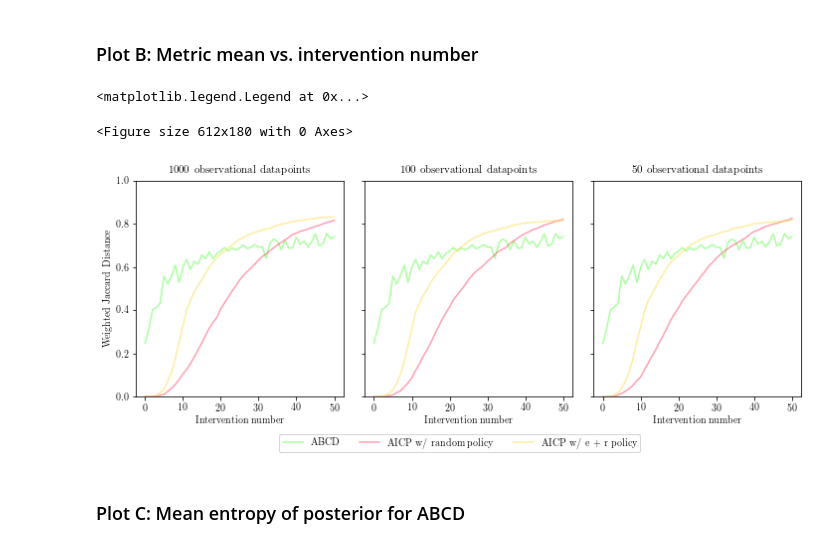
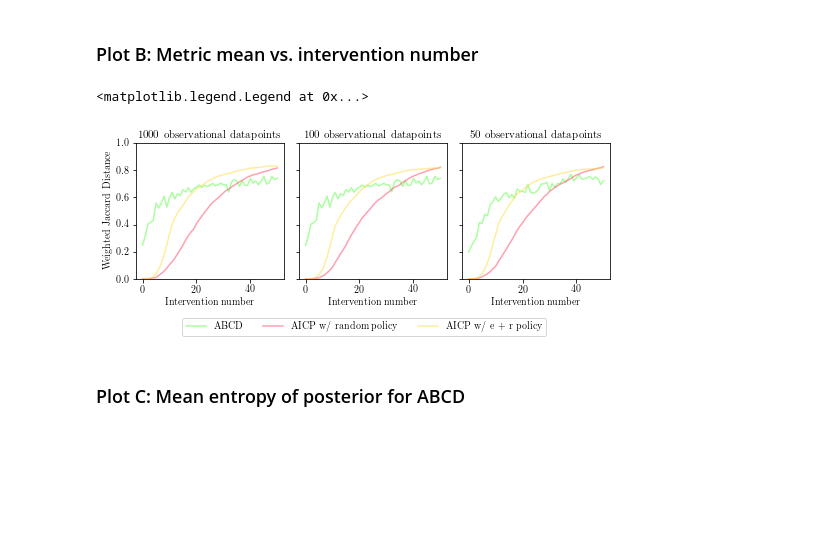
Before and after one commit to juangamella/aicp, a Jupyter notebook: plots_abcd.ipynb, the cells around one changed output. Drawn from its saved outputs; the diff is of its cells as text; code cells hidden in the pictures; blank space fills up the shorter version.

```diff
--- a/plots_abcd.ipynb
+++ b/plots_abcd.ipynb
@@ -148,10 +148,14 @@ plt.scatter(np.arange(len(colors)), np.ones(len(colors))*-0.5, c = colorsb)
 # %%
 filenames_abcd_1000 = []
 filenames_abcd_100 = ["experiments/pp_1586332067_n_samples:500_n_batches:50_max_interventions:1_strategy:entropy_intervention_strength:2.0_starting_samples:100_target:0_intervention_type:gauss_target_allowed:True.pickle"]
-filenames_abcd_50 = []
+filenames_abcd_50 = ["experiments/pp_1586357687_n_samples:500_n_batches:50_max_interventions:1_strategy:entropy_intervention_strength:2.0_starting_samples:50_target:0_intervention_type:gauss_target_allowed:True.pickle"]
 # %%
 results_abcd_100 = load_results(filenames_abcd_100, "abcd")
 Trajectories_abcd_100 = compute_trajectories_abcd(results_abcd_100, estimate="weighted")
 Entropies_abcd_100 = compute_entropies(results_abcd_100)
+
+results_abcd_50 = load_results(filenames_abcd_50, "abcd")
+Trajectories_abcd_50 = compute_trajectories_abcd(results_abcd_50, estimate="weighted")
+Entropies_abcd_50 = compute_entropies(results_abcd_50)
 # %% [output]
 Loaded a total of 100 graphs
@@ -215,7 +221,6 @@ plot_trajectories_dist(Trajectories_aicp_100["random"], ax, color=colorsa[0])
 # %%
 gs = gridspec.GridSpec(1, 3, wspace=0.10, hspace=0.15)
 plt.figure(figsize=(8.5,2.5))
-plt.figure(figsize=(12,4))
 
 ylim = [0,1]
 
@@ -226,36 +231,35 @@ ax.plot(Trajectories_abcd_100.mean(axis=0), c=colorsa[2], label="ABCD", linewidt
 ax.plot(Trajectories_aicp_1000["random"].mean(axis=0), c=colorsa[0], label="AICP w/ random policy", linewidth=1.5)
 ax.plot(Trajectories_aicp_1000["e + r"].mean(axis=0), c=colorsa[1], label="AICP w/ e + r policy", linewidth=1.5)
 plt.xlabel("Intervention number")
 plt.ylabel("Weighted Jaccard Distance")
 ax.text(0.5,1.04,"1000 observational datapoints", transform=ax.transAxes, fontsize=11, ha="center")
 plt.ylim(ylim)
 
 # Plot for 100 initial samples
 plt.subplot(gs[1])
 ax = plt.gca()
 ax.plot(Trajectories_abcd_100.mean(axis=0), c=colorsa[2], label="ABCD", linewidth=1.5)
 ax.plot(Trajectories_aicp_100["random"].mean(axis=0), c=colorsa[0], label="AICP w/ random policy", linewidth=1.5)
 ax.plot(Trajectories_aicp_100["e + r"].mean(axis=0), c=colorsa[1], label="AICP w/ e + r policy", linewidth=1.5)
 plt.xlabel("Intervention number")
 ax.set_yticklabels([])
 ax.text(0.5,1.04,"100 observational datapoints", transform=ax.transAxes, fontsize=11, ha="center")
 plt.ylim(ylim)
 
 # Plot for 50 initial samples
 plt.subplot(gs[2])
 ax = plt.gca()
-ax.plot(Trajectories_abcd_100.mean(axis=0), c=colorsa[2], label="ABCD", linewidth=1.5)
+ax.plot(Trajectories_abcd_50.mean(axis=0), c=colorsa[2], label="ABCD", linewidth=1.5)
 ax.plot(Trajectories_aicp_50["random"].mean(axis=0), c=colorsa[0], label="AICP w/ random policy", linewidth=1.5)
 ax.plot(Trajectories_aicp_50["e + r"].mean(axis=0), c=colorsa[1], label="AICP w/ e + r policy", linewidth=1.5)
 plt.xlabel("Intervention number")
 ax.set_yticklabels([])
 ax.text(0.5,1.04,"50 observational datapoints", transform=ax.transAxes, fontsize=11, ha="center")
 plt.ylim(ylim)
 
-ax.legend(prop=fontP, ncol=5, bbox_to_anchor=(0.25, -.15))
+ax.legend(prop=fontP, ncol=5, bbox_to_anchor=(0.6, -.25))
 # %% [output]
 <matplotlib.legend.Legend at 0x...>
-<Figure size 612x180 with 0 Axes>
-[figure, old version]
+[figure, new version]
 # %% [markdown]
 ### Plot C: Mean entropy of posterior for ABCD
```
Also changed, not shown: parts of 4 cells of this notebook, 1 other file.
